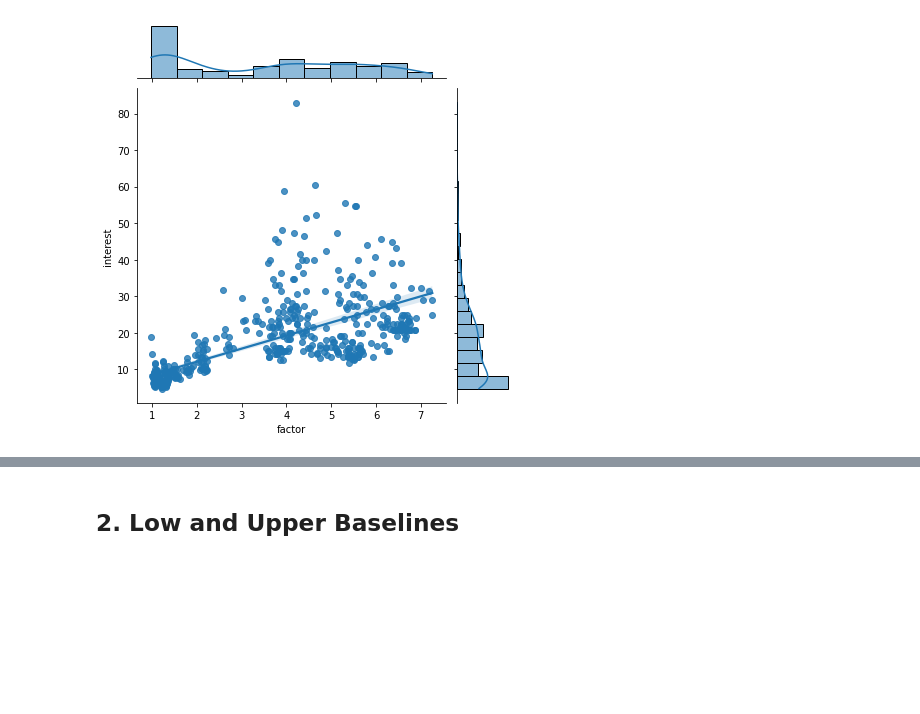
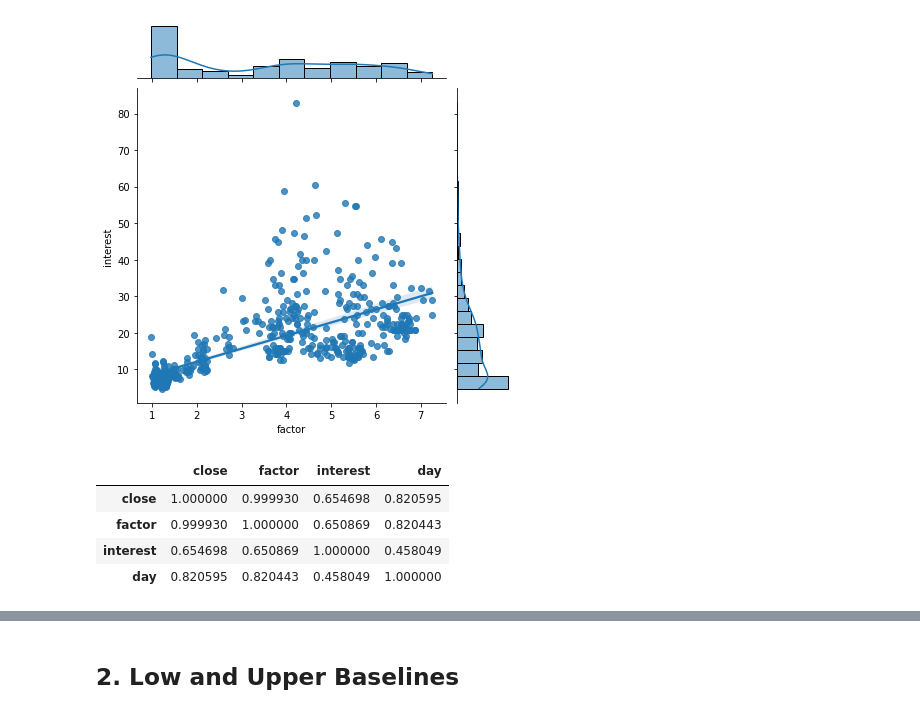
Before and after one commit to mxagar/crypto_analysis, a Jupyter notebook: 01_BitcoinAnalysis.ipynb, the cells around one changed output, grey strips where cells are left out. Drawn from its saved outputs; the diff is of its cells as text; code cells hidden in the pictures; blank space fills up the shorter version.

```diff
--- a/01_BitcoinAnalysis.ipynb
+++ b/01_BitcoinAnalysis.ipynb
@@ -266,0 +269,8 @@ sns.jointplot(x='factor',y='interest',data=df_tmp,kind='reg')
+# %%
+df_tmp.corr()
+# %% [output]
+|  | close | factor | interest | day |
+| close | 1.000000 | 0.999930 | 0.654698 | 0.820595 |
+| factor | 0.999930 | 1.000000 | 0.650869 | 0.820443 |
+| interest | 0.654698 | 0.650869 | 1.000000 | 0.458049 |
+| day | 0.820595 | 0.820443 | 0.458049 | 1.000000 |
```
Also changed, not shown: parts of 10 cells of this notebook.
